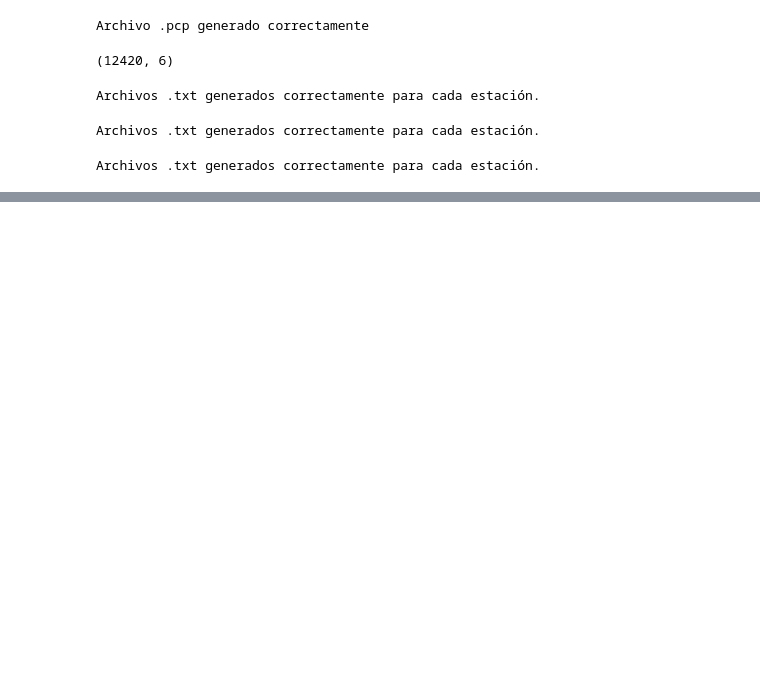
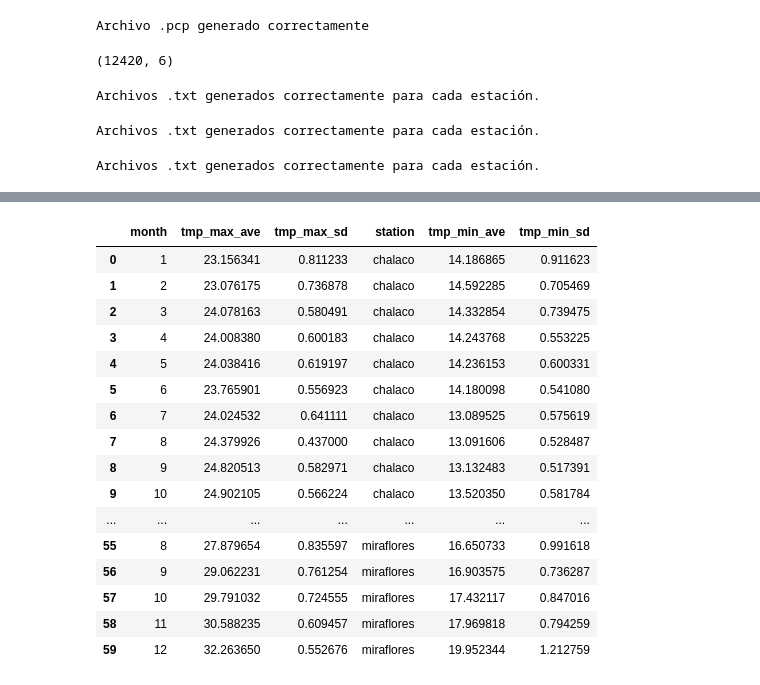
Before and after one commit to JoseZevallosR/piura_river, a Jupyter notebook: notebooks/Formato_SWAT_inputs.ipynb, the cells around one changed output, grey strips where cells are left out. Saved outputs shown, nothing was run; the diff lists cells and outputs as text; code cells hidden in the pictures; blank space fills up the shorter version.

```diff
--- a/notebooks/Formato_SWAT_inputs.ipynb
+++ b/notebooks/Formato_SWAT_inputs.ipynb
@@ -123,0 +187,76 @@ Archivos .txt generados correctamente para cada estación.
+# %%
+# Correcting the column name for date parsing and calculations
+tmax_data = pd.read_csv('../data/tmax/tmax_piura.csv', parse_dates=['fecha'])
+tmin_data = pd.read_csv('../data/tmin/tmin_piura.csv', parse_dates=['fecha'])
+
+# Extracting 'year' and 'month' from the 'fecha' column for both datasets
+tmax_data['year'] = tmax_data['fecha'].dt.year
+tmax_data['month'] = tmax_data['fecha'].dt.month
+
+tmin_data['year'] = tmin_data['fecha'].dt.year
+tmin_data['month'] = tmin_data['fecha'].dt.month
+
+# Initialize lists to hold results for max and min temperature calculations for each gauge station
+results_max = []
+results_min = []
+
+# Loop through each station (excluding 'fecha', 'year', 'month' columns) for tmax
+stations_max = tmax_data.columns[1:-2]  # Adjust based on actual column names
+
+for station in stations_max:
+    station_data_max = tmax_data[['year', 'month', station]].copy()
+    station_data_max = station_data_max.rename(columns={station: 'temperature'})
+
+    # Calculate the monthly statistics for the maximum temperature
+    monthly_stats_max = station_data_max.groupby('month')['temperature'].agg(
+        tmp_max_ave='mean',
+        tmp_max_sd='std'
+    ).reset_index()
+
+    monthly_stats_max['station'] = station  # Add the station name to the DataFrame
+    results_max.append(monthly_stats_max)
+
+# Loop through each station (excluding 'fecha', 'year', 'month' columns) for tmin
+stations_min = tmin_data.columns[1:-2]  # Adjust based on actual column names
+
+for station in stations_min:
+    station_data_min = tmin_data[['year', 'month', station]].copy()
+    station_data_min = station_data_min.rename(columns={station: 'temperature'})
+
+    # Calculate the monthly statistics for the minimum temperature
+    monthly_stats_min = station_data_min.groupby('month')['temperature'].agg(
+        tmp_min_ave='mean',
+        tmp_min_sd='std'
+    ).reset_index()
+
+    monthly_stats_min['station'] = station  # Add the station name to the DataFrame
+    results_min.append(monthly_stats_min)
+
+# Combine all results into single DataFrames
+final_results_max = pd.concat(results_max, ignore_index=True)
+final_results_min = pd.concat(results_min, ignore_index=True)
+
+# Merge the maximum and minimum temperature results based on month and station
+final_results_combined = pd.merge(final_results_max, final_results_min, on=['month', 'station'])
+final_results_combined
+
+# Display the final combined results
+#import ace_tools as tools; tools.display_dataframe_to_user(name="Monthly Temperature Averages and Stats", dataframe=final_results_combined)
+# %% [output]
+|  | month | tmp_max_ave | tmp_max_sd | station | tmp_min_ave | tmp_min_sd |
+| 0 | 1 | 23.156341 | 0.811233 | chalaco | 14.186865 | 0.911623 |
+| 1 | 2 | 23.076175 | 0.736878 | chalaco | 14.592285 | 0.705469 |
+| 2 | 3 | 24.078163 | 0.580491 | chalaco | 14.332854 | 0.739475 |
+| 3 | 4 | 24.008380 | 0.600183 | chalaco | 14.243768 | 0.553225 |
+| 4 | 5 | 24.038416 | 0.619197 | chalaco | 14.236153 | 0.600331 |
+| 5 | 6 | 23.765901 | 0.556923 | chalaco | 14.180098 | 0.541080 |
+| 6 | 7 | 24.024532 | 0.641111 | chalaco | 13.089525 | 0.575619 |
+| 7 | 8 | 24.379926 | 0.437000 | chalaco | 13.091606 | 0.528487 |
+| 8 | 9 | 24.820513 | 0.582971 | chalaco | 13.132483 | 0.517391 |
+| 9 | 10 | 24.902105 | 0.566224 | chalaco | 13.520350 | 0.581784 |
+| ... | ... | ... | ... | ... | ... | ... |
+| 55 | 8 | 27.879654 | 0.835597 | miraflores | 16.650733 | 0.991618 |
+| 56 | 9 | 29.062231 | 0.761254 | miraflores | 16.903575 | 0.736287 |
+| 57 | 10 | 29.791032 | 0.724555 | miraflores | 17.432117 | 0.847016 |
+| 58 | 11 | 30.588235 | 0.609457 | miraflores | 17.969818 | 0.794259 |
+| 59 | 12 | 32.263650 | 0.552676 | miraflores | 19.952344 | 1.212759 |
```
Also changed, not shown: parts of 4 cells of this notebook, 4 other files.
